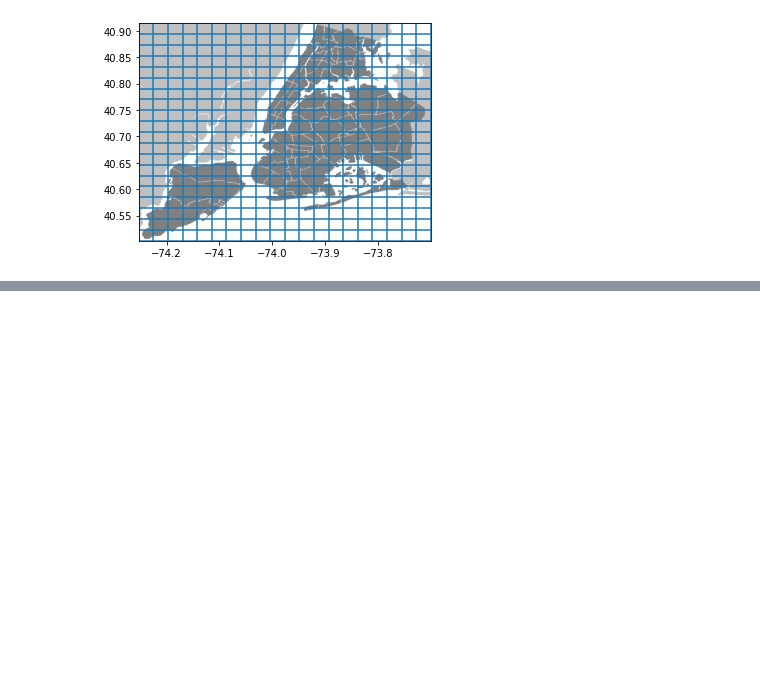
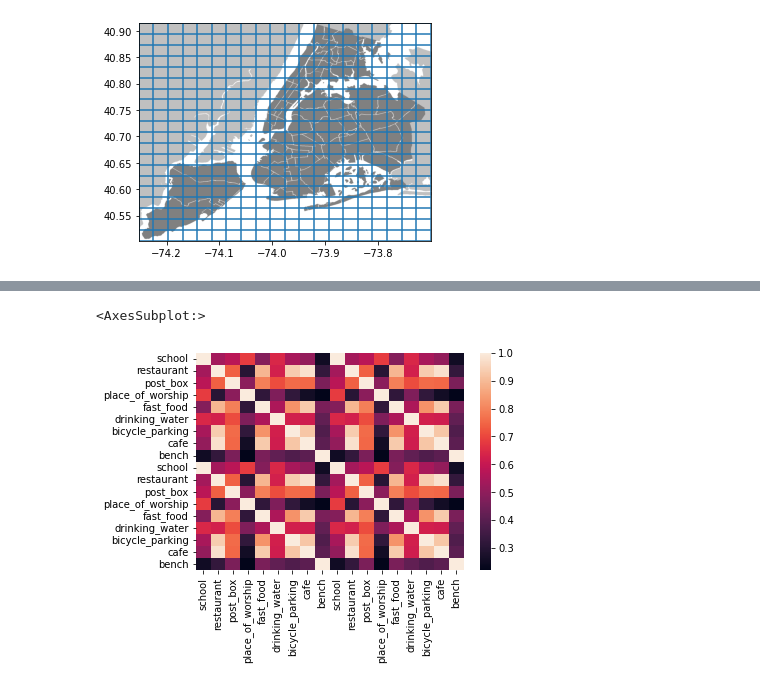
Before and after one commit to monkEdward/dsl_lab, a Jupyter notebook: lab_5/NY_POI/ny_poi.ipynb, the cells around one changed output, grey strips where cells are left out. Drawn from its saved outputs; the diff is of its cells as text; code cells hidden in the pictures; blank space fills up the shorter version.

```diff
--- a/lab_5/NY_POI/ny_poi.ipynb
+++ b/lab_5/NY_POI/ny_poi.ipynb
@@ -239,0 +329,6 @@ cell_conv.plot_grid(ax)
+# %%
+# Version 2
+sns.heatmap(final_corr)
+# %% [output]
+<AxesSubplot:>
+[figure, added]
```
Also changed, not shown: parts of 7 cells of this notebook.
